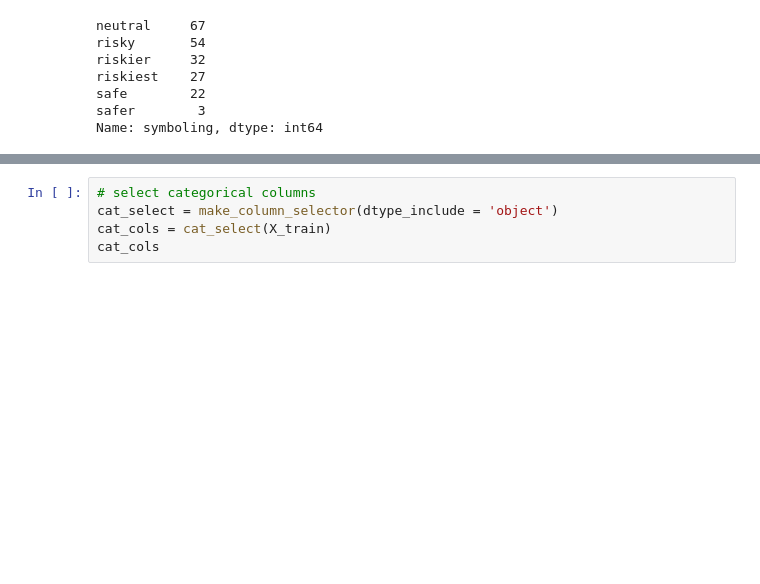
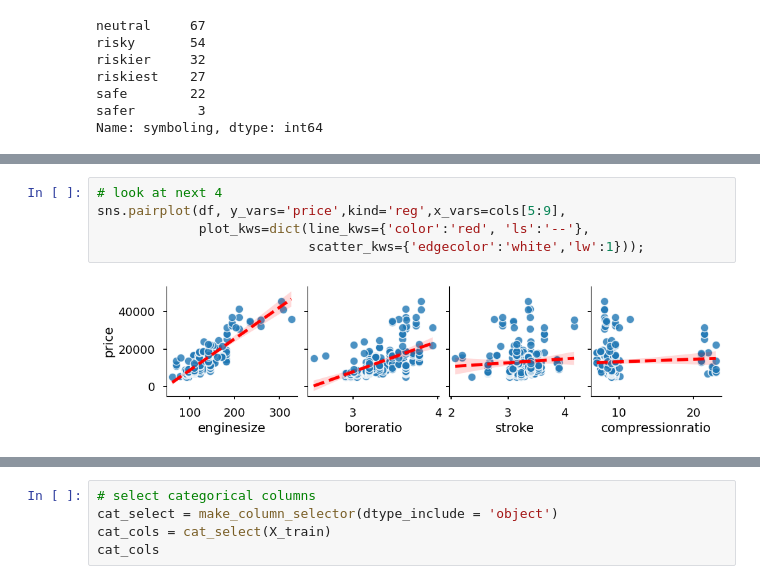
Before and after one commit to kellianneyang/car-price-prediction, a Jupyter notebook: linear_regression_in_statsmodels_practice.ipynb, the cells around one changed output, grey strips where cells are left out. Cells and saved outputs as stored; diff of their text form; blank space fills up the shorter version.

```diff
--- a/linear_regression_in_statsmodels_practice.ipynb
+++ b/linear_regression_in_statsmodels_practice.ipynb
@@ -132,0 +132,7 @@ X_train.head()
+# %%
+# look at next 4
+sns.pairplot(df, y_vars='price',kind='reg',x_vars=cols[5:9],
+             plot_kws=dict(line_kws={'color':'red', 'ls':'--'},
+                           scatter_kws={'edgecolor':'white','lw':1}));
+# %% [output]
+[figure, added]
```
Also changed, not shown: parts of 46 cells of this notebook, 1 other file.
